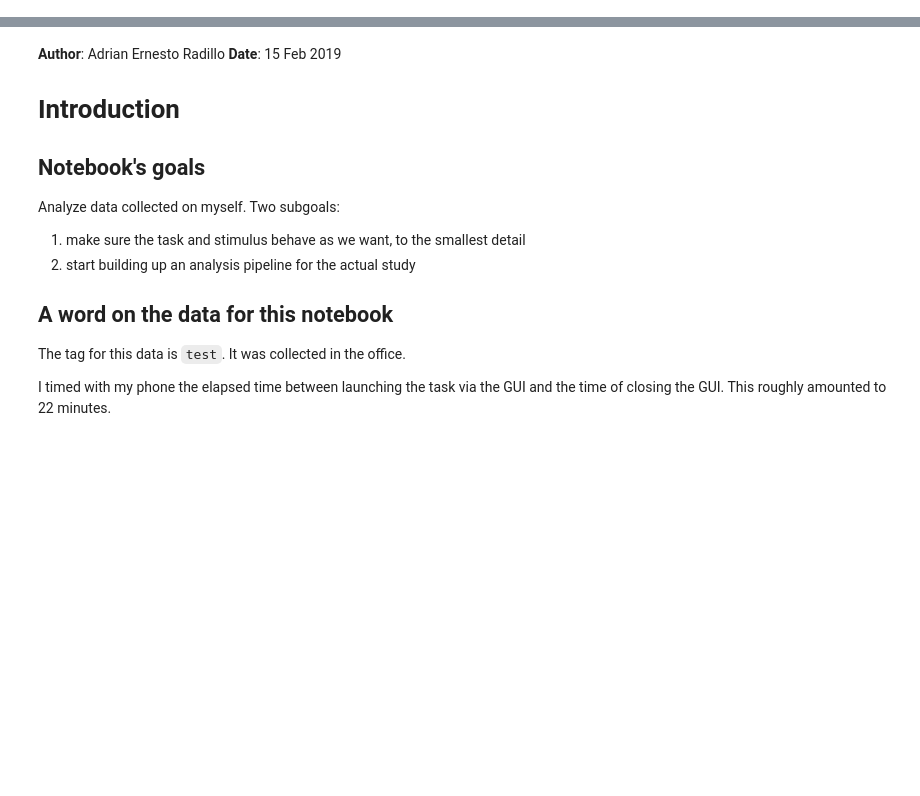
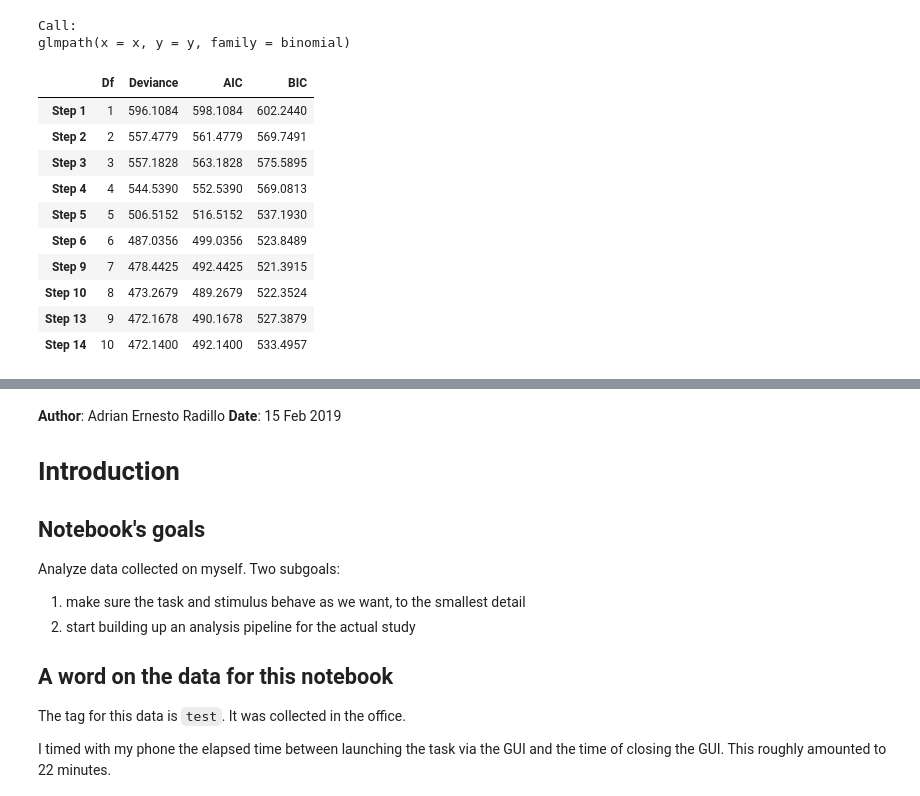
Before and after one commit to TheGoldLab/Analysis_SingleCP_DotsReversal, a Jupyter notebook: Jupyter/test.ipynb, the cells around one changed output, grey strips where cells are left out. Saved outputs shown, nothing was run; the diff lists cells and outputs as text; code cells hidden in the pictures; blank space fills up the shorter version.

```diff
--- a/Jupyter/test.ipynb
+++ b/Jupyter/test.ipynb
@@ -2,0 +69,16 @@ IRdisplay::display_html(file='code_hiding.html')
+# %%
+summary(fit.a)
+# %% [output]
+Call:
+glmpath(x = x, y = y, family = binomial)
+|  | Df | Deviance | AIC | BIC |
+| Step 1 | 1 | 596.1084 | 598.1084 | 602.2440 |
+| Step 2 | 2 | 557.4779 | 561.4779 | 569.7491 |
+| Step 3 | 3 | 557.1828 | 563.1828 | 575.5895 |
+| Step 4 | 4 | 544.5390 | 552.5390 | 569.0813 |
+| Step 5 | 5 | 506.5152 | 516.5152 | 537.1930 |
+| Step 6 | 6 | 487.0356 | 499.0356 | 523.8489 |
+| Step 9 | 7 | 478.4425 | 492.4425 | 521.3915 |
+| Step 10 | 8 | 473.2679 | 489.2679 | 522.3524 |
+| Step 13 | 9 | 472.1678 | 490.1678 | 527.3879 |
+| Step 14 | 10 | 472.1400 | 492.1400 | 533.4957 |
```
Also changed, not shown: parts of 22 cells of this notebook, 2 other files.
